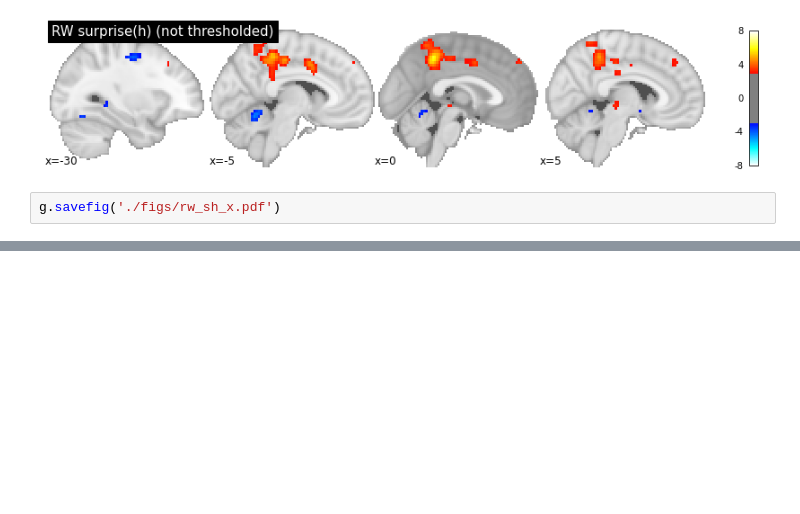
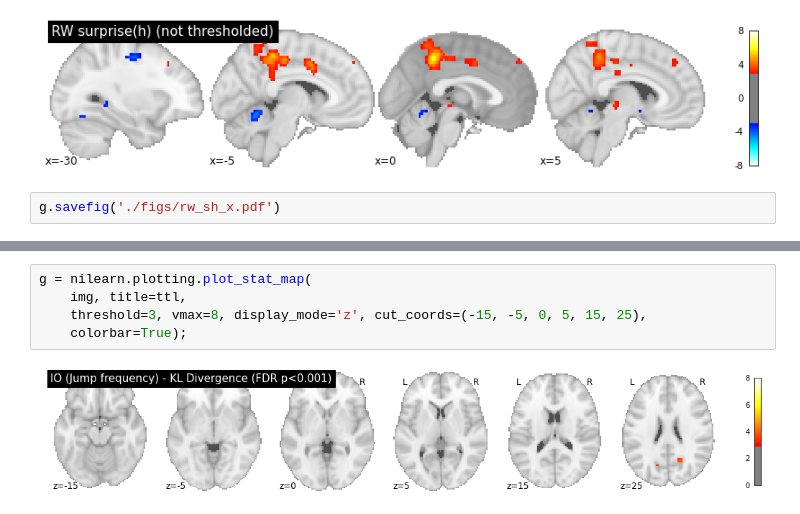
Before and after one commit to syzhang/tsl_hbi, a Jupyter notebook: imaging_plot/visualise.ipynb, the cells around one changed output, grey strips where cells are left out. Saved outputs shown, nothing was run; the diff lists cells and outputs as text; blank space fills up the shorter version.

```diff
--- a/imaging_plot/visualise.ipynb
+++ b/imaging_plot/visualise.ipynb
@@ -244,0 +258,7 @@ g.savefig('./figs/rw_sh_x.pdf')
+# %%
+g = nilearn.plotting.plot_stat_map(
+    img, title=ttl,
+    threshold=3, vmax=8, display_mode='z', cut_coords=(-15, -5, 0, 5, 15, 25),
+    colorbar=True);
+# %% [output]
+[figure, added]
```
Also changed, not shown: parts of 22 cells of this notebook, 10 other files.
